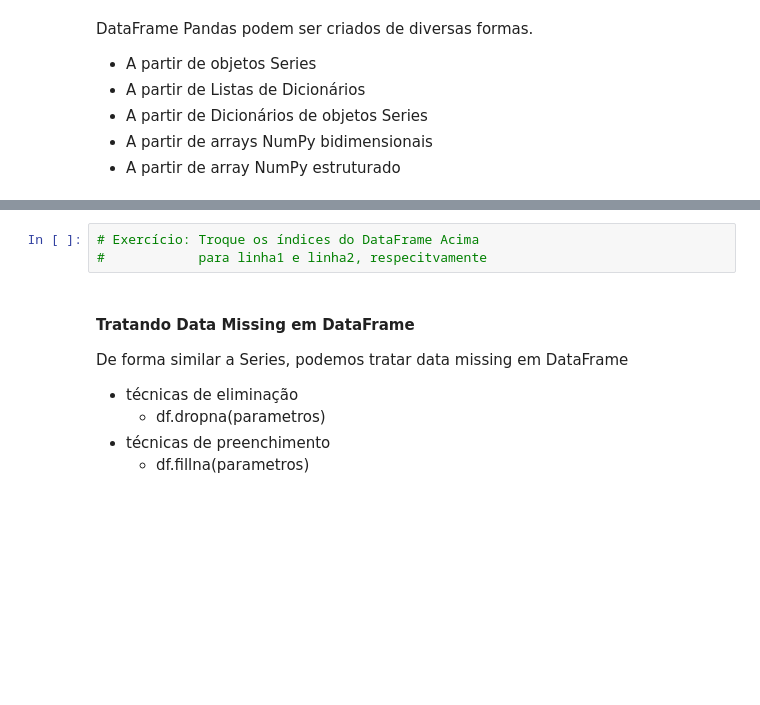
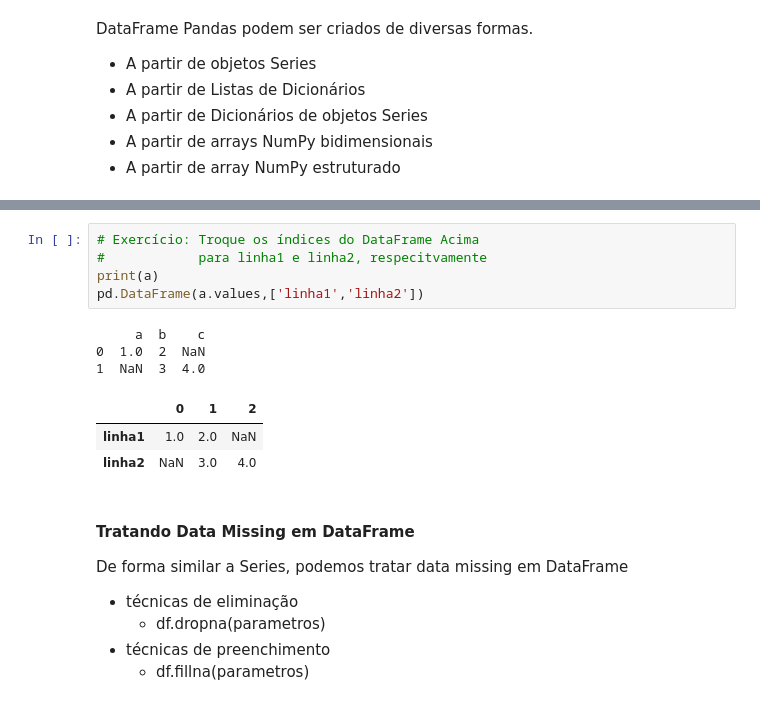
Before and after one commit to igormacedo/ufrn-datascience, a Jupyter notebook: Python_-_Pacote_Pandas.ipynb, the cells around one changed output, grey strips where cells are left out. Cells and saved outputs as stored; diff of their text form; blank space fills up the shorter version.

```diff
--- a/Python_-_Pacote_Pandas.ipynb
+++ b/Python_-_Pacote_Pandas.ipynb
@@ -260,6 +509,15 @@ pd.DataFrame([{'a': 1, 'b': 2}, {'b': 3, 'c': 4}])
 # %%
 # Exercício: Troque os índices do DataFrame Acima
 #            para linha1 e linha2, respecitvamente
+print(a)
+pd.DataFrame(a.values,['linha1','linha2'])
+# %% [output]
+     a  b    c
+0  1.0  2  NaN
+1  NaN  3  4.0
+|  | 0 | 1 | 2 |
+| linha1 | 1.0 | 2.0 | NaN |
+| linha2 | NaN | 3.0 | 4.0 |
 # %% [markdown]
 #### Tratando Data Missing em DataFrame
 De forma similar a Series, podemos tratar data missing em DataFrame
```
Also changed, not shown: parts of 94 cells of this notebook, 2 other files.
